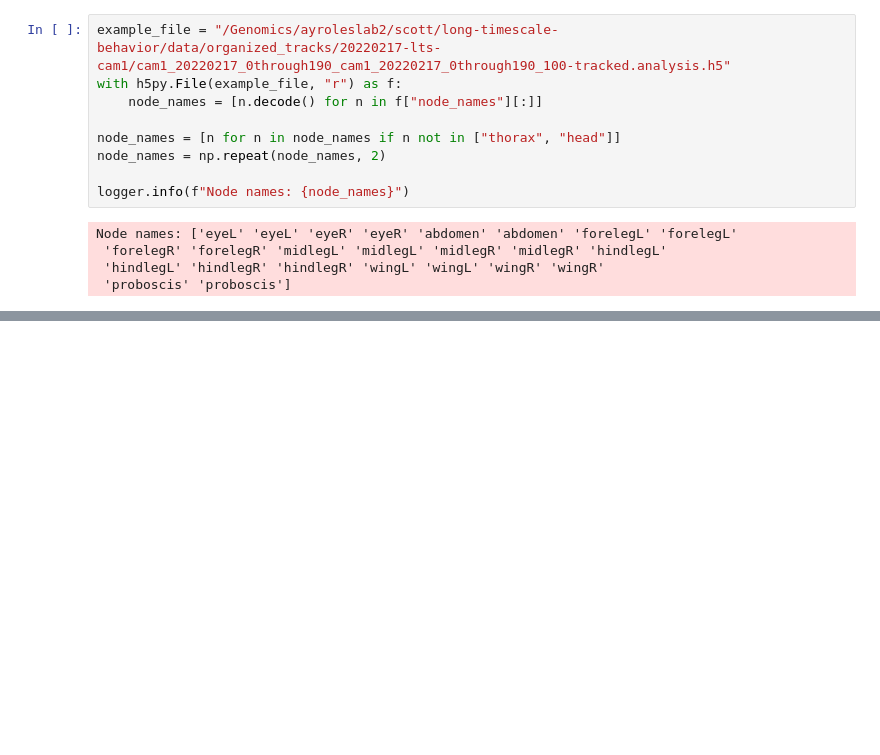
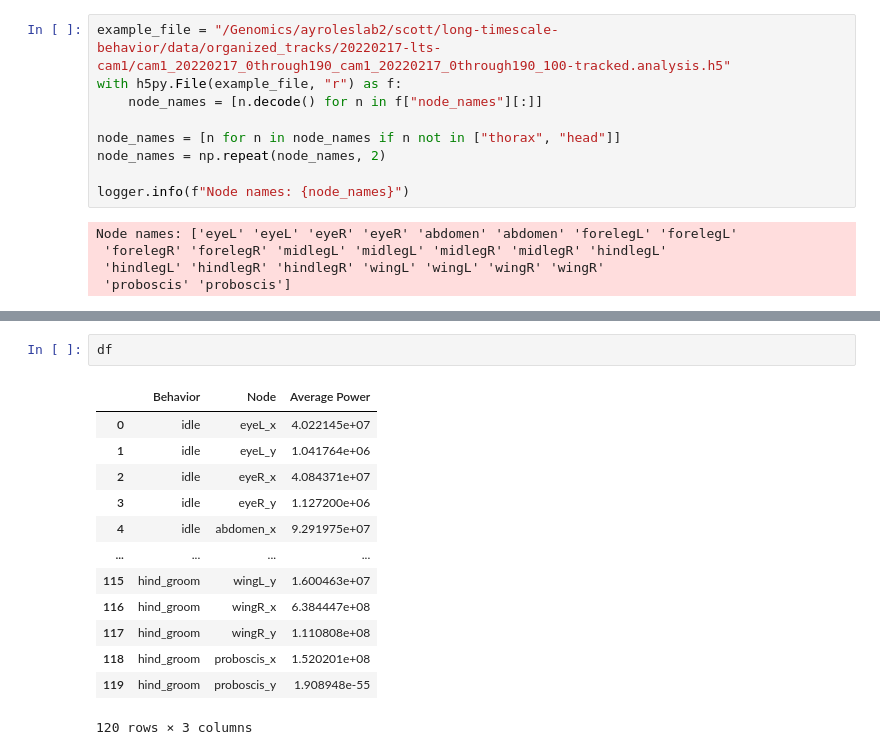
Before and after one commit to shaliulab/long-timescale-analysis, a Jupyter notebook: analysis/notebooks/20230511_region_level_clustering.ipynb, the cells around one changed output, grey strips where cells are left out. Drawn from its saved outputs; the diff is of its cells as text; blank space fills up the shorter version.

```diff
--- a/analysis/notebooks/20230511_region_level_clustering.ipynb
+++ b/analysis/notebooks/20230511_region_level_clustering.ipynb
@@ -401,0 +348,16 @@ plt.show()
+# %%
+df
+# %% [output]
+|  | Behavior | Node | Average Power |
+| 0 | idle | eyeL_x | 4.022145e+07 |
+| 1 | idle | eyeL_y | 1.041764e+06 |
+| 2 | idle | eyeR_x | 4.084371e+07 |
+| 3 | idle | eyeR_y | 1.127200e+06 |
+| 4 | idle | abdomen_x | 9.291975e+07 |
+| ... | ... | ... | ... |
+| 115 | hind_groom | wingL_y | 1.600463e+07 |
+| 116 | hind_groom | wingR_x | 6.384447e+08 |
+| 117 | hind_groom | wingR_y | 1.110808e+08 |
+| 118 | hind_groom | proboscis_x | 1.520201e+08 |
+| 119 | hind_groom | proboscis_y | 1.908948e-55 |
+120 rows × 3 columns
```
Also changed, not shown: parts of 8 cells of this notebook, 6 other files.
